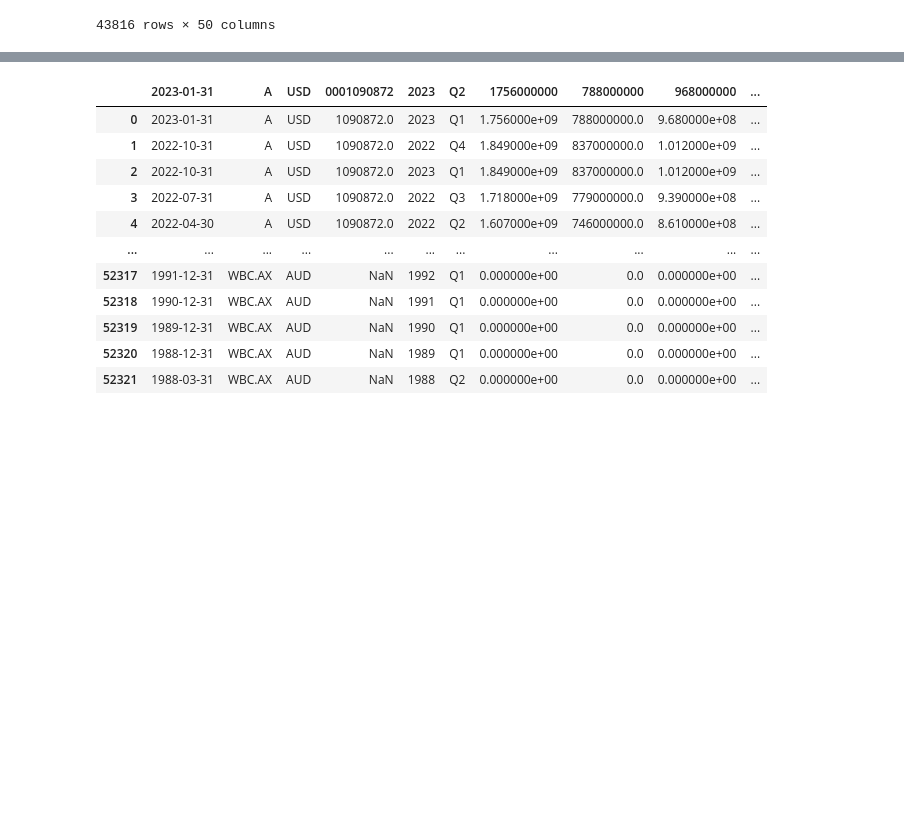
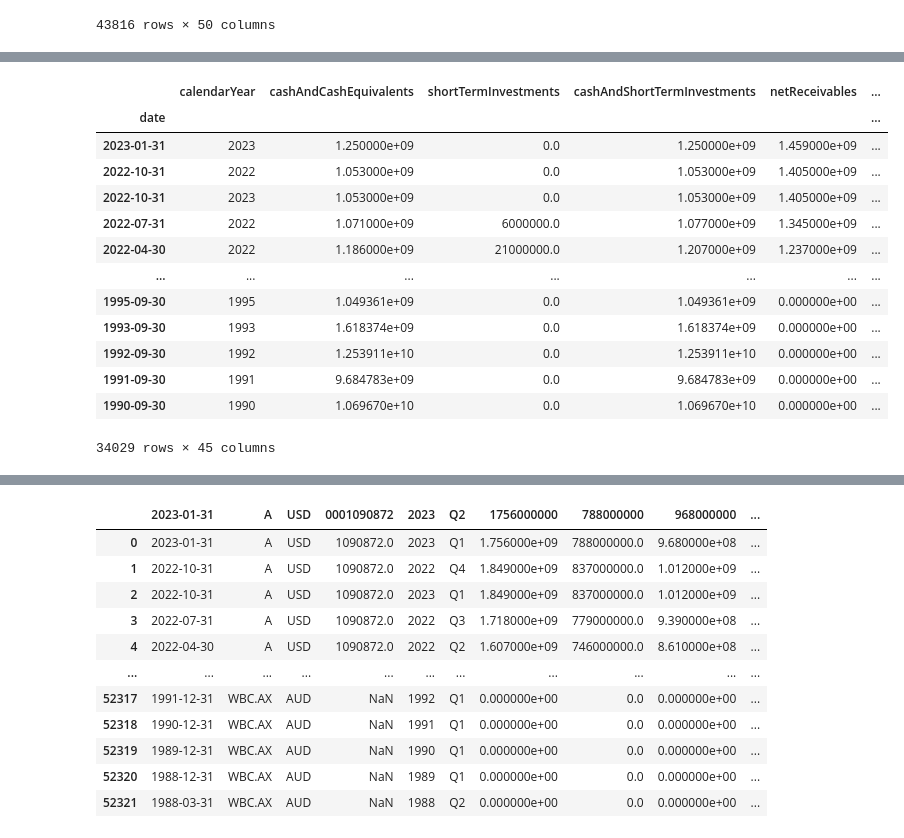
Before and after one commit to veeyuen/credit-spreads, a Jupyter notebook: build_dataframe.ipynb, the cells around one changed output, grey strips where cells are left out. Cells and saved outputs as stored; diff of their text form; code cells hidden in the pictures; blank space fills up the shorter version.

```diff
--- a/build_dataframe.ipynb
+++ b/build_dataframe.ipynb
@@ -471,0 +302,2 @@ ValueError: Input X contains infinity or a value too large for dtype('float64').
+# %%
+balance_sheet_cleaned=balance_sheet.drop(balance_sheet[balance_sheet['totalAssets'] == 0].index)
@@ -471,0 +403,17 @@ ValueError: Input X contains infinity or a value too large for dtype('float64').
+# %%
+balance_sheet_num
+# %% [output]
+|  | calendarYear | cashAndCashEquivalents | shortTermInvestments | cashAndShortTermInvestments | netReceivables | ... |
+| date |  |  |  |  |  | ... |
+| 2023-01-31 | 2023 | 1.250000e+09 | 0.0 | 1.250000e+09 | 1.459000e+09 | ... |
+| 2022-10-31 | 2022 | 1.053000e+09 | 0.0 | 1.053000e+09 | 1.405000e+09 | ... |
+| 2022-10-31 | 2023 | 1.053000e+09 | 0.0 | 1.053000e+09 | 1.405000e+09 | ... |
+| 2022-07-31 | 2022 | 1.071000e+09 | 6000000.0 | 1.077000e+09 | 1.345000e+09 | ... |
+| 2022-04-30 | 2022 | 1.186000e+09 | 21000000.0 | 1.207000e+09 | 1.237000e+09 | ... |
+| ... | ... | ... | ... | ... | ... | ... |
+| 1995-09-30 | 1995 | 1.049361e+09 | 0.0 | 1.049361e+09 | 0.000000e+00 | ... |
+| 1993-09-30 | 1993 | 1.618374e+09 | 0.0 | 1.618374e+09 | 0.000000e+00 | ... |
+| 1992-09-30 | 1992 | 1.253911e+10 | 0.0 | 1.253911e+10 | 0.000000e+00 | ... |
+| 1991-09-30 | 1991 | 9.684783e+09 | 0.0 | 9.684783e+09 | 0.000000e+00 | ... |
+| 1990-09-30 | 1990 | 1.069670e+10 | 0.0 | 1.069670e+10 | 0.000000e+00 | ... |
+34029 rows × 45 columns
```
Also changed, not shown: parts of 68 cells of this notebook.
